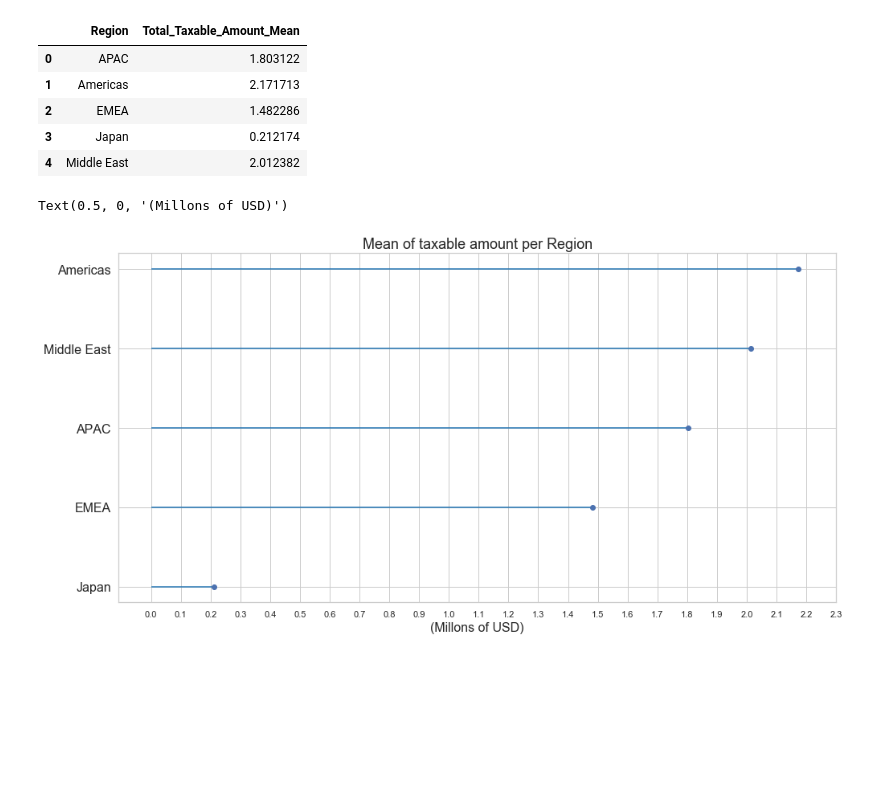
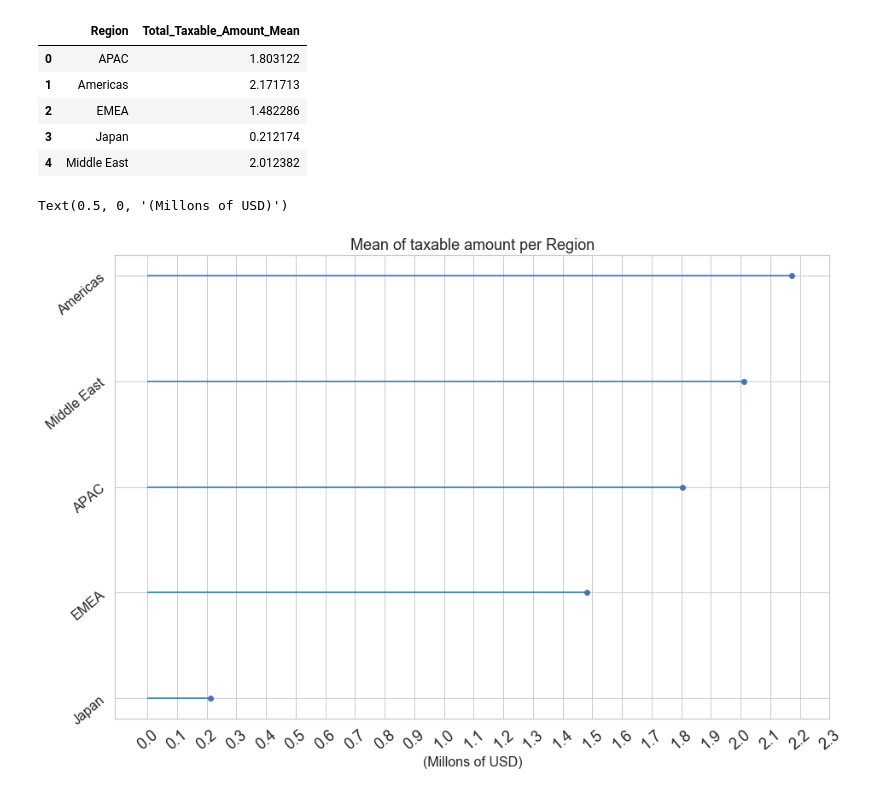
Before and after one commit to RiedelNicolas/75.06-2C2020-TP1, a Jupyter notebook: AnalisisGeografico.ipynb, the cells around one changed output. Saved outputs shown, nothing was run; the diff lists cells and outputs as text; code cells hidden in the pictures; blank space fills up the shorter version.

Commit message:
agrego rotation a los labels para que entre bien en el informe

```diff
--- a/AnalisisGeografico.ipynb
+++ b/AnalisisGeografico.ipynb
@@ -510,18 +510,18 @@ colores = cmap(saltos)
 # %%
 
 ordered_df = grouped.sort_values(by='Total_Taxable_Amount_Mean')
 my_range= range(1,len(ordered_df.index)+1)
-plt.figure(figsize=(16,8))
+plt.figure(figsize=(15,10))
 import seaborn as sns
 plt.hlines(y=my_range, xmin=0, xmax=ordered_df['Total_Taxable_Amount_Mean'], color=colores)
 plt.plot(ordered_df['Total_Taxable_Amount_Mean'], my_range, "o")
 
 
-plt.yticks(my_range, ordered_df['Region'], size = 16)
-plt.xticks( np.arange(0, 2.4, 0.1) )
+plt.yticks(my_range, ordered_df['Region'], size = 16,rotation=40 )
+plt.xticks( np.arange(0, 2.4, 0.1), size=18, rotation=40 )
 
 plt.title("Mean of taxable amount per Region", loc='center', size = 18)
 plt.xlabel('(Millons of USD)', size = 16)
 # %% [output]
 Text(0.5, 0, '(Millons of USD)')
-[figure, old version]
+[figure, new version]
```
Also changed, not shown: parts of 2 cells of this notebook, 2 other files.
